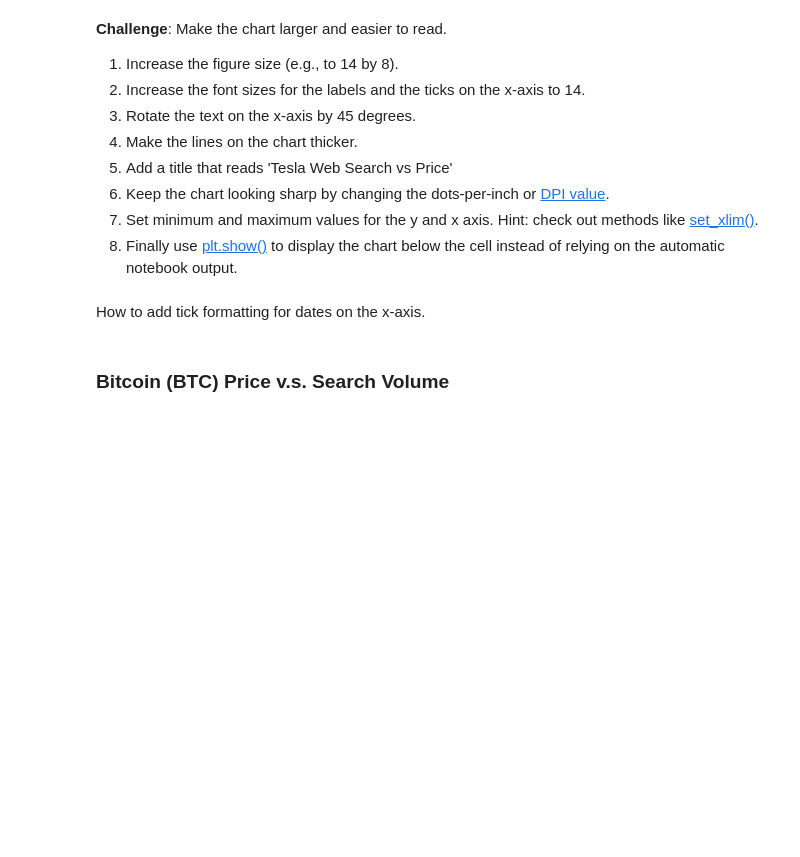
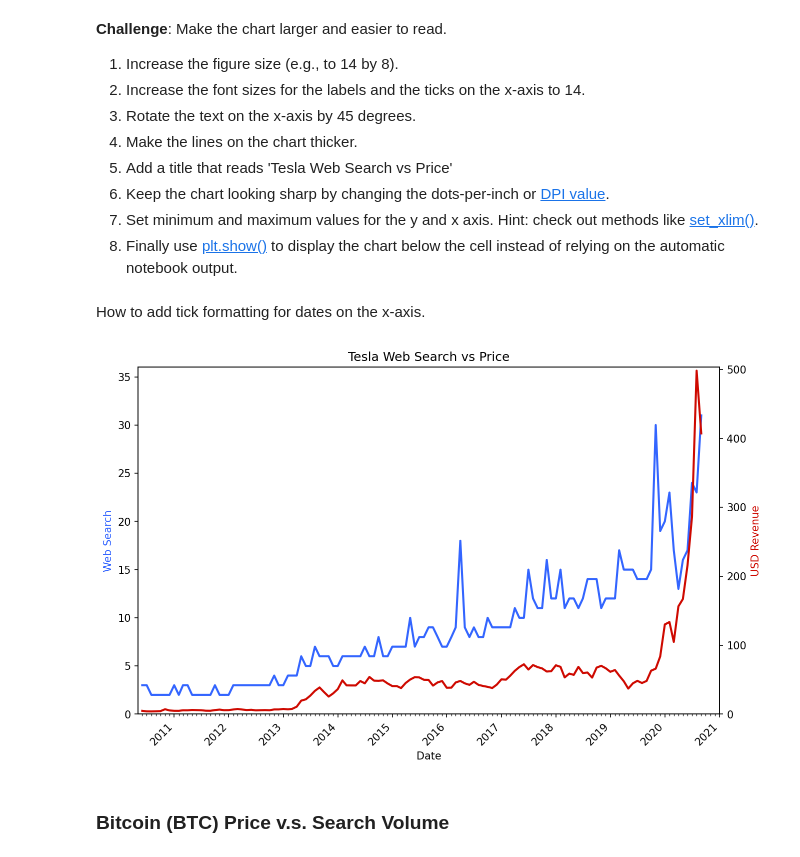
Before and after one commit to KenkiCZ/google_notebooks, a Jupyter notebook: C101_Google_Trends.ipynb, the cells around one changed output. Cells and saved outputs as stored; diff of their text form; code cells hidden in the pictures; blank space fills up the shorter version.

```diff
--- a/C101_Google_Trends.ipynb
+++ b/C101_Google_Trends.ipynb
@@ -261,6 +261,44 @@ plt.show()
 8. Finally use [plt.show()](https://matplotlib.org/3.2.1/api/_as_gen/matplotlib.pyplot.show.html) to display the chart below the cell instead of relying on the automatic notebook output.
 # %% [markdown]
 How to add tick formatting for dates on the x-axis.
+# %%
+import matplotlib.dates as mdates
+
+# Locators and DateFormatter
+years = mdates.YearLocator()
+months = mdates.MonthLocator()
+years_fmt = mdates.DateFormatter("%Y")
+
+
+plt.figure(figsize=(10,6), dpi=150)
+plt.xticks(rotation=45, ha='right')
+plt.title("Tesla Web Search vs Price")
+
+ax1 = plt.gca()
+ax2 = ax1.twinx()
+
+ax1.set_xlabel("Date")
+ax1.set_ylabel("Web Search", color="#3365FF")
+ax2.set_ylabel("USD Revenue", color="#CE0900")
+
+ax1.set_ylim(0,df_tesla["TSLA_WEB_SEARCH"].max()+5)
+ax2.set_ylim(0, df_tesla["TSLA_USD_CLOSE"].max()+5)
+date_strings = pd.to_datetime(("5.5.2010", "1.1.2021"))
+ax1.set_xlim(date_strings)
+ax2.set_xlim(date_strings)
+
+# Adding Tics
+ax1.xaxis.set_major_locator(years)
+ax1.xaxis.set_major_formatter(years_fmt)
+ax1.xaxis.set_minor_locator(months)
+
+
+ax1.plot(df_tesla["MONTH"], df_tesla["TSLA_WEB_SEARCH"], color="#3365FF", linewidth=2)
+ax2.plot(df_tesla["MONTH"], df_tesla["TSLA_USD_CLOSE"], color="#CE0900", linewidth=2)
+
+plt.show()
+# %% [output]
+[figure, added]
 # %% [markdown]
 ### Bitcoin (BTC) Price v.s. Search Volume
 # %% [markdown]
```
Also changed, not shown: parts of 11 cells of this notebook.
